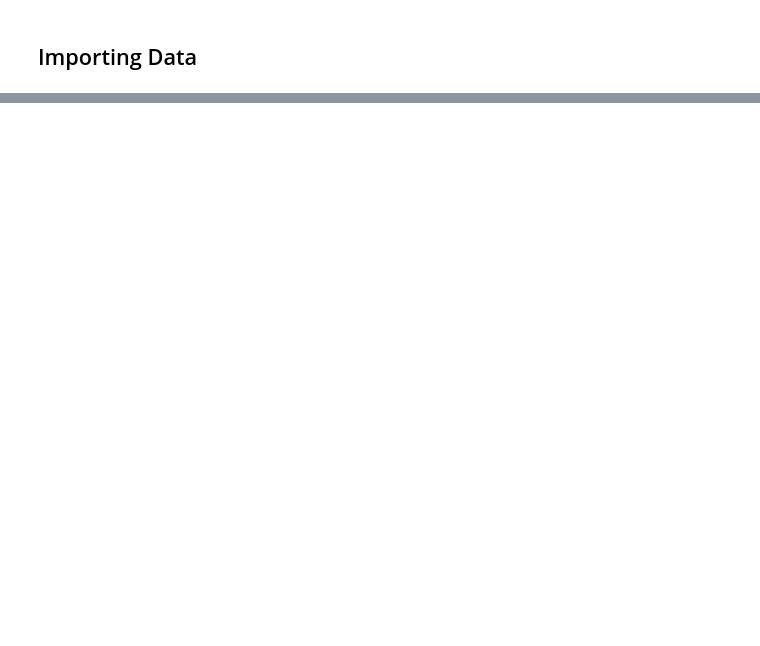
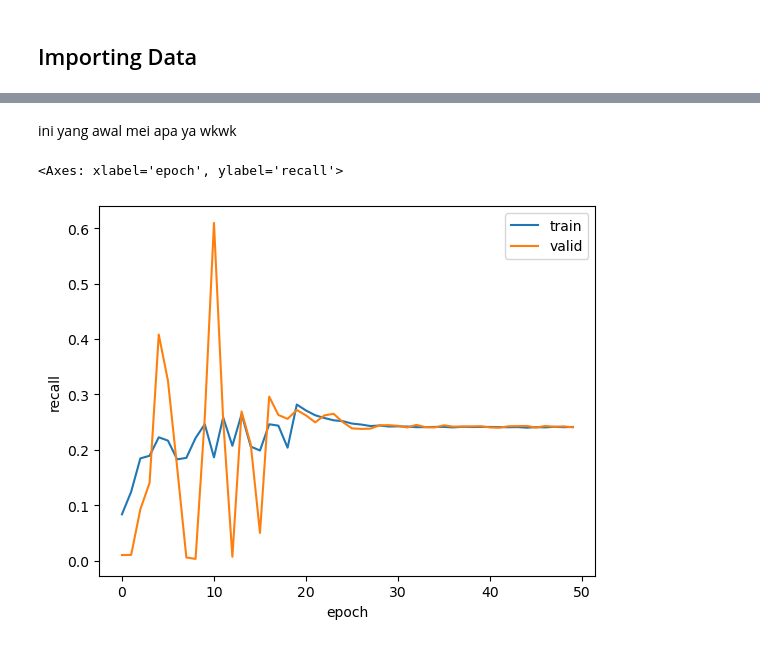
Before and after one commit to tugusav/fraud-detection-system-ann, a Jupyter notebook: Baseline ANN.ipynb, the cells around one changed output, grey strips where cells are left out. Saved outputs shown, nothing was run; the diff lists cells and outputs as text; code cells hidden in the pictures; blank space fills up the shorter version.

```diff
--- a/Baseline ANN.ipynb
+++ b/Baseline ANN.ipynb
@@ -170,0 +239,11 @@ KeyboardInterrupt:
+# %% [markdown]
+ini yang awal mei apa ya wkwk
+# %%
+history_df = pd.DataFrame(hist.history)
+history_df['epoch'] = hist.epoch
+
+sns.lineplot(data = history_df, x='epoch', y='recall', label='train')
+sns.lineplot(data = history_df, x='epoch', y='val_recall', label='valid')
+# %% [output]
+<Axes: xlabel='epoch', ylabel='recall'>
+[figure, added]
```
Also changed, not shown: parts of 63 cells of this notebook.
